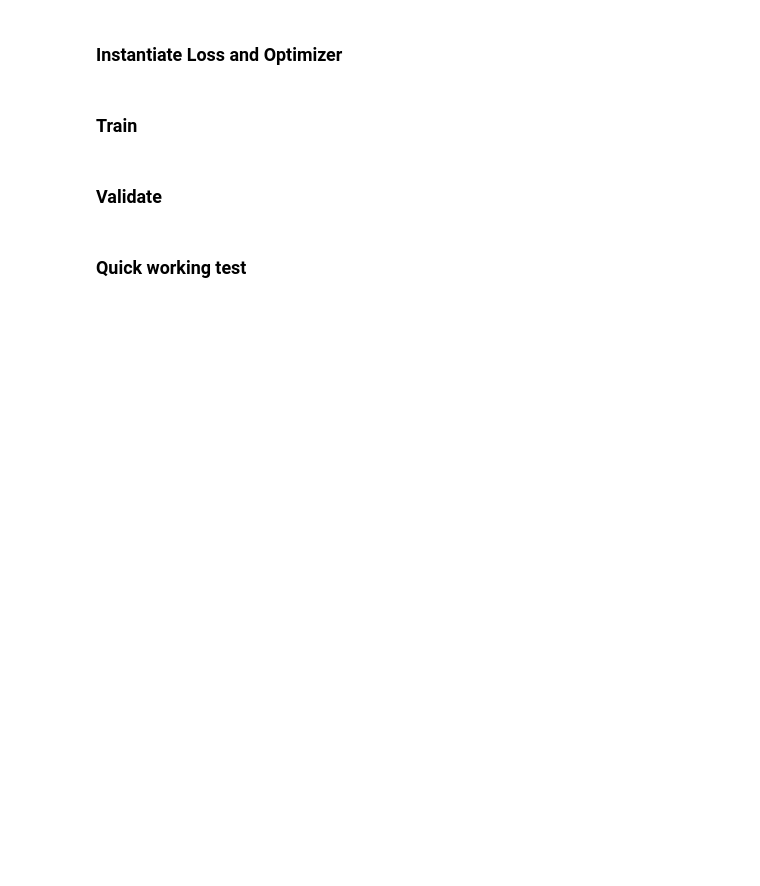
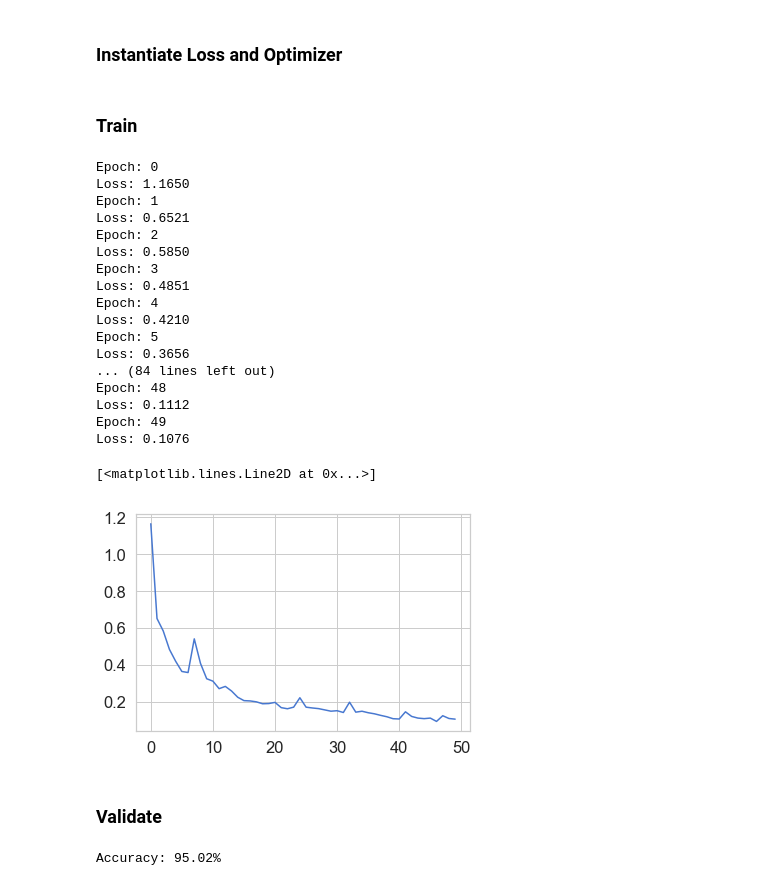
Before and after one commit to PacktPublishing/Deep-Reinforcement-with-PyTorch-and-TensorFlow, a Jupyter notebook: notebooks/recurrent_pytorch/many_to_one.ipynb, the cells around one changed output. Saved outputs shown, nothing was run; the diff lists cells and outputs as text; code cells hidden in the pictures; blank space fills up the shorter version.

Commit message:
Try stacked LSTM achieved 95% Validation accuracy

```diff
--- a/notebooks/recurrent_pytorch/many_to_one.ipynb
+++ b/notebooks/recurrent_pytorch/many_to_one.ipynb
@@ -37,7 +38,7 @@ rcParams['figure.figsize'] = 14, 8
 
 seq_size = 200
 N_FEATURES = 3
-N_EPOCHS = 10
+N_EPOCHS = 50
 BATCH_SIZE = 1024
 num_classes=6
 # %% [markdown]
@@ -123,6 +130,6 @@ test_loader = utils.DataLoader(dataset_test, batch_size=BATCH_SIZE)
 # %%
 class ActionModel(nn.Module):
-    def __init__(self, num_classes=6, input_dim=3, hidden_dim = 16, num_lstm_layers=1):
+    def __init__(self, num_classes=6, input_dim=3, hidden_dim = 16, num_lstm_layers=2):
         super(ActionModel, self).__init__()
         self.hidden_dim = hidden_dim
         self.num_lstm_layers = num_lstm_layers
@@ -140,20 +147,16 @@ class ActionModel(nn.Module):
         input = input.permute(1, 0, 2)
         #print('Input:',input.size())
         lstm_out, lstm_hidden = self.lstm(input, self.initHidden(input.size()[1]))
-        #output = [sent len, batch size, hid dim]
-        #hidden = [1, batch size, hid dim]
+        #output = [sent len, batch size, hid_dim]
+        #hidden = [1, batch size, hid_dim]
         # Run the FC layer
-        #scores = self.linear(lstm_out[-1])
         # Should get last element from the lstm
-        scores = F.relu(self.linear(lstm_hidden[0].squeeze(0)))
-        #scores = self.linear(lstm_out)
-        #print('lstm_out:',lstm_out.size())
-        #print('lstm_out[-1]:',lstm_out[-1].size())
-        #print('lstm_hidden:',lstm_hidden[0].size())
-        #print('scores:',scores.size())
+        last_output = lstm_out[-1]
+        #scores = F.relu(self.linear(lstm_hidden[0].squeeze(0)))
+        scores = F.relu(self.linear(last_output))
+
         # Run softmax layer (Convert to probabilities)
         predictions = F.log_softmax(scores, dim=-1)
-        #print('Prediction:',predictions.size())
         return predictions
 
     # Initialize hidden and cell state before each batch
@@ -175,29 +178,49 @@ optimizer = torch.optim.Adam(action_model.parameters(), lr=0.01)
 # %%
 accuracies, max_accuracy = [], 0
 all_losses = []
 for x in range(N_EPOCHS):
     print('Epoch: {}'.format(x))
-    for batch_idx, samples in enumerate(test_loader):#train_loader):
+    for batch_idx, samples in enumerate(train_loader):
         # Get model inputs and labels
         X = samples[0]; Y = samples[1]
         Y_class = torch.max(Y, 1)[1]
         optimizer.zero_grad()
         predictions = action_model(X)
 
         # Calculate loss.
         loss = loss_fn(predictions, Y_class)
         #print('Loss: {:6.4f}'.format(loss.item()))
         # Backpropagate
         loss.backward()
         # Update weights
         optimizer.step()
         #break
     all_losses.append(loss.item())
     print('Loss: {:6.4f}'.format(loss.item()))
     #break
 
 plt.figure()
 plt.plot(all_losses)
+# %% [output]
+Epoch: 0
+Loss: 1.1650
+Epoch: 1
+Loss: 0.6521
+Epoch: 2
+Loss: 0.5850
+Epoch: 3
+Loss: 0.4851
+Epoch: 4
+Loss: 0.4210
+Epoch: 5
+Loss: 0.3656
+... (84 lines left out)
+Epoch: 48
+Loss: 0.1112
+Epoch: 49
+Loss: 0.1076
+[<matplotlib.lines.Line2D at 0x...>]
+[figure, added]
 # %% [markdown]
 ### Validate
 # %%
@@ -217,5 +240,5 @@ with torch.no_grad():
             total += torch.numel(batch_out)
         accuracy = matches / total
         print('Accuracy: {:4.2f}%'.format(accuracy * 100))
+# %% [output]
+Accuracy: 95.02%
-# %% [markdown]
-### Quick working test
```
Also changed, not shown: parts of 7 cells of this notebook.
